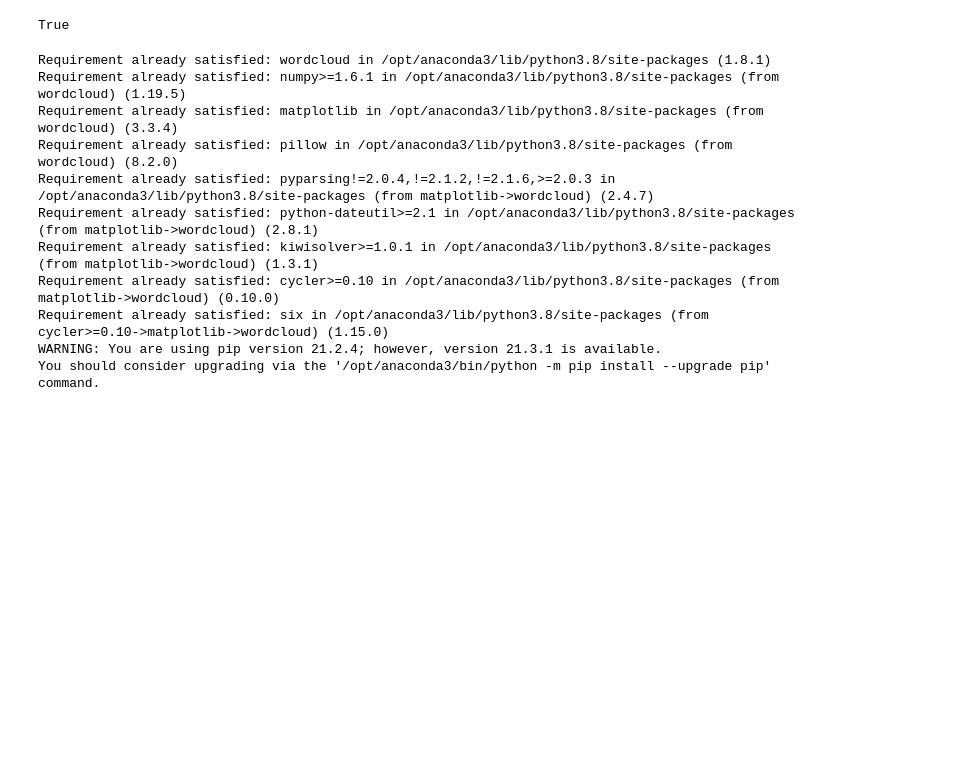
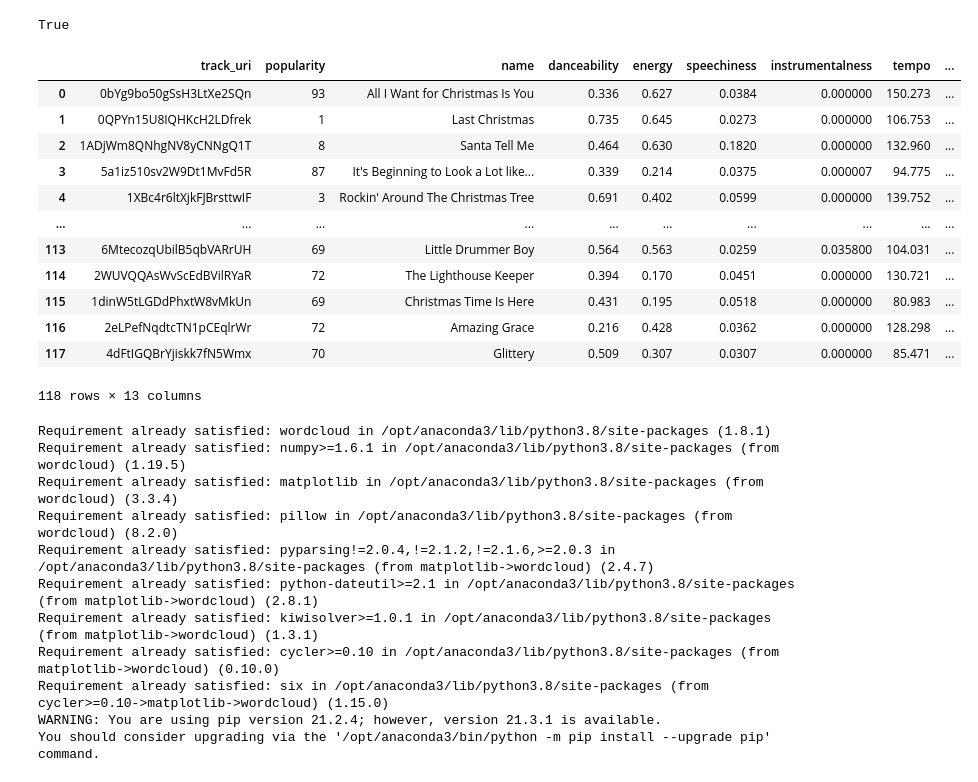
Before and after one commit to esidelsky/BDFinal, a Jupyter notebook: data.ipynb, the cells around one changed output. Cells and saved outputs as stored; diff of their text form; code cells hidden in the pictures; blank space fills up the shorter version.

```diff
--- a/data.ipynb
+++ b/data.ipynb
@@ -174,6 +211,22 @@ def get_lyrics(dFrame):
             lyrics = song.lyrics
         lyricsList.append(lyrics)
     return lyricsList
+# %%
+xMas_spotFrame
+# %% [output]
+|  | track_uri | popularity | name | danceability | energy | speechiness | instrumentalness | tempo | ... |
+| 0 | 0bYg9bo50gSsH3LtXe2SQn | 93 | All I Want for Christmas Is You | 0.336 | 0.627 | 0.0384 | 0.000000 | 150.273 | ... |
+| 1 | 0QPYn15U8IQHKcH2LDfrek | 1 | Last Christmas | 0.735 | 0.645 | 0.0273 | 0.000000 | 106.753 | ... |
+| 2 | 1ADjWm8QNhgNV8yCNNgQ1T | 8 | Santa Tell Me | 0.464 | 0.630 | 0.1820 | 0.000000 | 132.960 | ... |
+| 3 | 5a1iz510sv2W9Dt1MvFd5R | 87 | It's Beginning to Look a Lot like... | 0.339 | 0.214 | 0.0375 | 0.000007 | 94.775 | ... |
+| 4 | 1XBc4r6ltXjkFJBrsttwIF | 3 | Rockin' Around The Christmas Tree | 0.691 | 0.402 | 0.0599 | 0.000000 | 139.752 | ... |
+| ... | ... | ... | ... | ... | ... | ... | ... | ... | ... |
+| 113 | 6MtecozqUbilB5qbVARrUH | 69 | Little Drummer Boy | 0.564 | 0.563 | 0.0259 | 0.035800 | 104.031 | ... |
+| 114 | 2WUVQQAsWvScEdBVilRYaR | 72 | The Lighthouse Keeper | 0.394 | 0.170 | 0.0451 | 0.000000 | 130.721 | ... |
+| 115 | 1dinW5tLGDdPhxtW8vMkUn | 69 | Christmas Time Is Here | 0.431 | 0.195 | 0.0518 | 0.000000 | 80.983 | ... |
+| 116 | 2eLPefNqdtcTN1pCEqlrWr | 72 | Amazing Grace | 0.216 | 0.428 | 0.0362 | 0.000000 | 128.298 | ... |
+| 117 | 4dFtIGQBrYjiskk7fN5Wmx | 70 | Glittery | 0.509 | 0.307 | 0.0307 | 0.000000 | 85.471 | ... |
+118 rows × 13 columns
 # %%
 #Sentiment Analysis import
 import nltk
```
Also changed, not shown: parts of 12 cells of this notebook, 4 other files.
